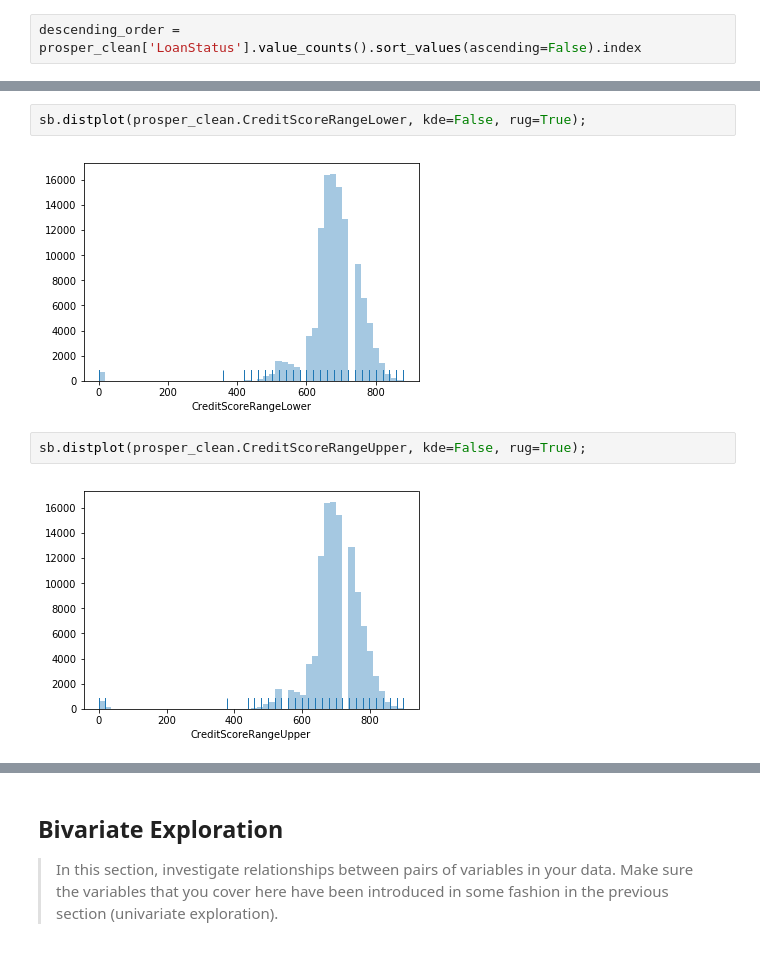
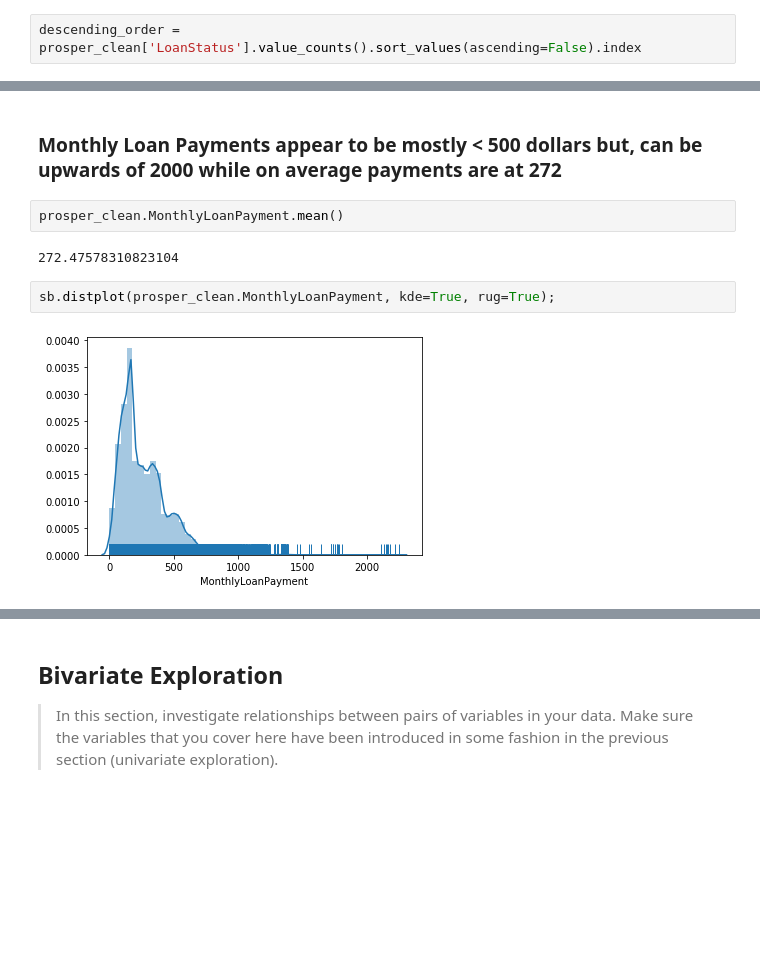
Before and after one commit to MJOAN/Udacity-DA-P5, a Jupyter notebook: exploration_template.ipynb, the cells around one changed output, grey strips where cells are left out. Cells and saved outputs as stored; diff of their text form; blank space fills up the shorter version.

```diff
--- a/exploration_template.ipynb
+++ b/exploration_template.ipynb
@@ -341,8 +369,10 @@ sb.distplot(prosper_clean.ProsperScore);
+# %% [markdown]
+### Monthly Loan Payments appear to be mostly < 500 dollars but, can be upwards of 2000 while on average payments are at 272
+# %%
+prosper_clean.MonthlyLoanPayment.mean()
+# %% [output]
+272.47578310823104
 # %%
-sb.distplot(prosper_clean.CreditScoreRangeLower, kde=False, rug=True);
+sb.distplot(prosper_clean.MonthlyLoanPayment, kde=True, rug=True);
 # %% [output]
-[figure, old version]
+[figure, new version]
-# %%
-sb.distplot(prosper_clean.CreditScoreRangeUpper, kde=False, rug=True);
-# %% [output]
-[figure, removed]
```
Also changed, not shown: parts of 67 cells of this notebook, 1 other file.
